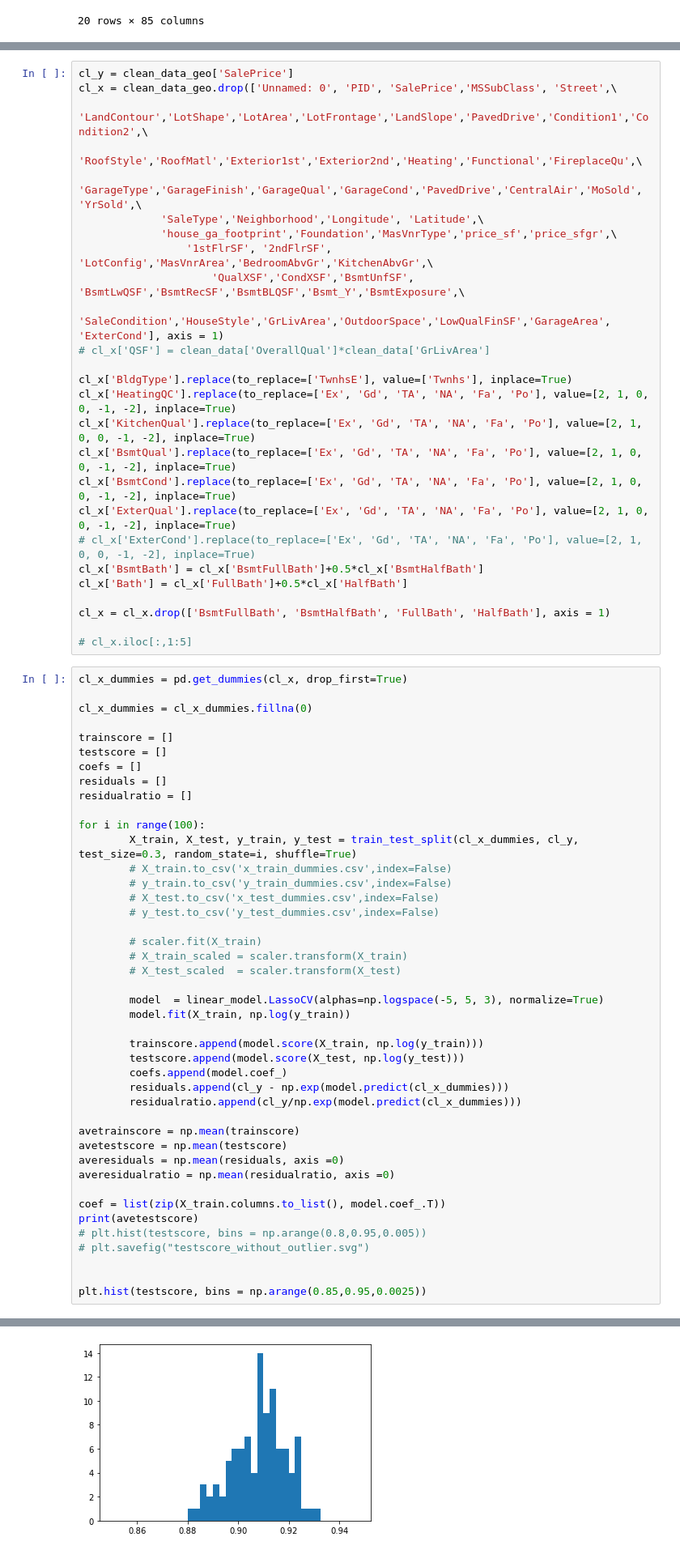
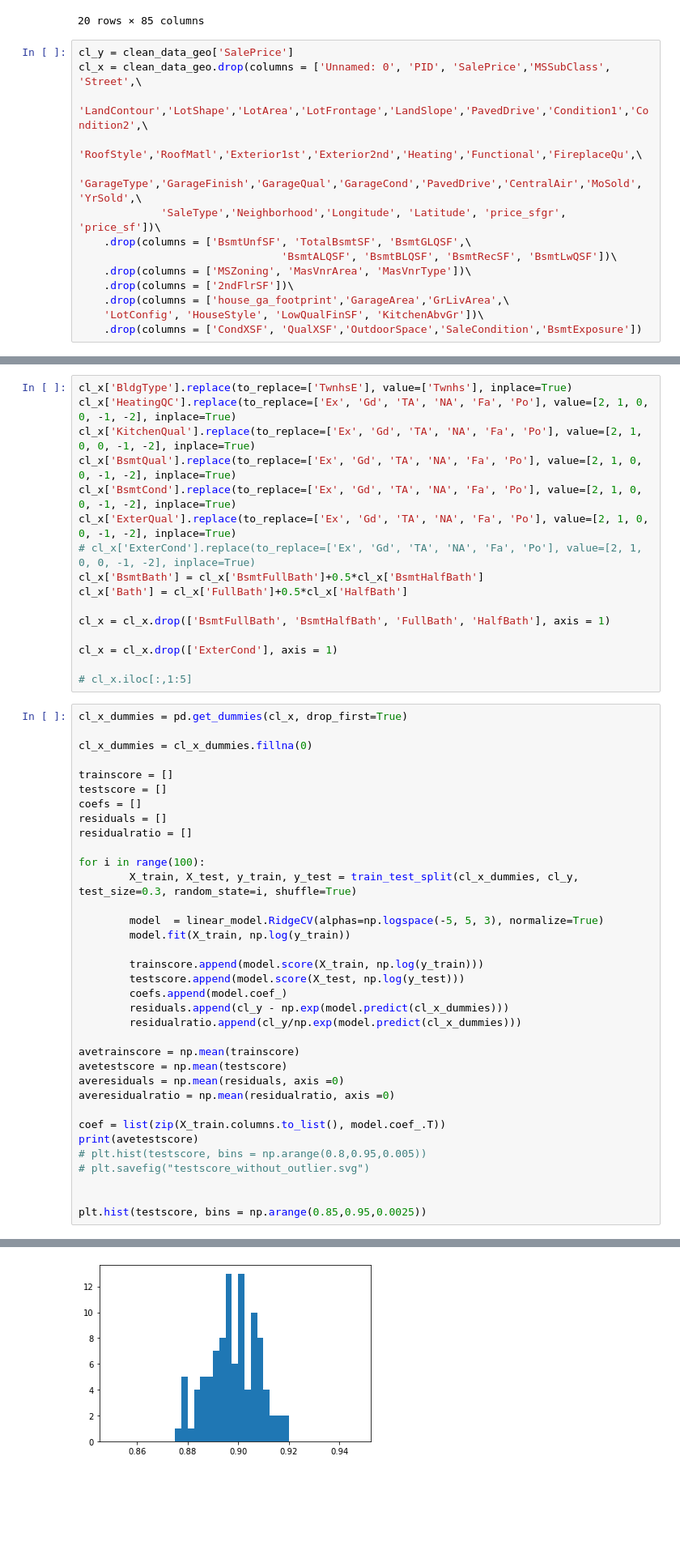
Before and after one commit to AlexGalczak/ML-Ames, a Jupyter notebook: CL/MachineLeaningProj_CL_0523.ipynb, the cells around one changed output, grey strips where cells are left out. Shown at 81% size. Drawn from its saved outputs; the diff is of its cells as text; blank space fills up the shorter version.

Commit message:
final model

```diff
--- a/CL/MachineLeaningProj_CL_0523.ipynb
+++ b/CL/MachineLeaningProj_CL_0523.ipynb
@@ -85,3 +85,17 @@ clean_data_geo.head(20)
 | 18 | 18 | 534152050 | 1610 | 205000 | 20 | RL | 83.0 | 10603 | Pave | ... |
 | 19 | 19 | 923252075 | 1091 | 131250 | 80 | RL | 62.0 | 7706 | Pave | ... |
 20 rows × 85 columns
+# %%
+cl_y = clean_data_geo['SalePrice']
+cl_x = clean_data_geo.drop(columns = ['Unnamed: 0', 'PID', 'SalePrice','MSSubClass', 'Street',\
+    'LandContour','LotShape','LotArea','LotFrontage','LandSlope','PavedDrive','Condition1','Condition2',\
+        'RoofStyle','RoofMatl','Exterior1st','Exterior2nd','Heating','Functional','FireplaceQu',\
+         'GarageType','GarageFinish','GarageQual','GarageCond','PavedDrive','CentralAir','MoSold', 'YrSold',\
+             'SaleType','Neighborhood','Longitude', 'Latitude', 'price_sfgr', 'price_sf'])\
+    .drop(columns = ['BsmtUnfSF', 'TotalBsmtSF', 'BsmtGLQSF',\
+                                'BsmtALQSF', 'BsmtBLQSF', 'BsmtRecSF', 'BsmtLwQSF'])\
+    .drop(columns = ['MSZoning', 'MasVnrArea', 'MasVnrType'])\
+    .drop(columns = ['2ndFlrSF'])\
+    .drop(columns = ['house_ga_footprint','GarageArea','GrLivArea',\
+    'LotConfig', 'HouseStyle', 'LowQualFinSF', 'KitchenAbvGr'])\
+    .drop(columns = ['CondXSF', 'QualXSF','OutdoorSpace','SaleCondition','BsmtExposure'])
@@ -88,16 +115,4 @@ clean_data_geo.head(20)
 # %%
-cl_y = clean_data_geo['SalePrice']
-cl_x = clean_data_geo.drop(['Unnamed: 0', 'PID', 'SalePrice','MSSubClass', 'Street',\
-    'LandContour','LotShape','LotArea','LotFrontage','LandSlope','PavedDrive','Condition1','Condition2',\
-        'RoofStyle','RoofMatl','Exterior1st','Exterior2nd','Heating','Functional','FireplaceQu',\
-         'GarageType','GarageFinish','GarageQual','GarageCond','PavedDrive','CentralAir','MoSold', 'YrSold',\
-             'SaleType','Neighborhood','Longitude', 'Latitude',\
-             'house_ga_footprint','Foundation','MasVnrType','price_sf','price_sfgr',\
-                 '1stFlrSF', '2ndFlrSF', 'LotConfig','MasVnrArea','BedroomAbvGr','KitchenAbvGr',\
-                     'QualXSF','CondXSF','BsmtUnfSF', 'BsmtLwQSF','BsmtRecSF','BsmtBLQSF','Bsmt_Y','BsmtExposure',\
-                         'SaleCondition','HouseStyle','GrLivArea','OutdoorSpace','LowQualFinSF','GarageArea', 'ExterCond'], axis = 1)
-# cl_x['QSF'] = clean_data['OverallQual']*clean_data['GrLivArea']
-
 cl_x['BldgType'].replace(to_replace=['TwnhsE'], value=['Twnhs'], inplace=True)
 cl_x['HeatingQC'].replace(to_replace=['Ex', 'Gd', 'TA', 'NA', 'Fa', 'Po'], value=[2, 1, 0, 0, -1, -2], inplace=True)
 cl_x['KitchenQual'].replace(to_replace=['Ex', 'Gd', 'TA', 'NA', 'Fa', 'Po'], value=[2, 1, 0, 0, -1, -2], inplace=True)
@@ -110,6 +125,8 @@ cl_x['Bath'] = cl_x['FullBath']+0.5*cl_x['HalfBath']
 
 cl_x = cl_x.drop(['BsmtFullBath', 'BsmtHalfBath', 'FullBath', 'HalfBath'], axis = 1)
 
+cl_x = cl_x.drop(['ExterCond'], axis = 1)
+
 # cl_x.iloc[:,1:5]
 # %%
 cl_x_dummies = pd.get_dummies(cl_x, drop_first=True)
@@ -124,16 +141,8 @@ residualratio = []
 
 for i in range(100):
         X_train, X_test, y_train, y_test = train_test_split(cl_x_dummies, cl_y, test_size=0.3, random_state=i, shuffle=True)
-        # X_train.to_csv('x_train_dummies.csv',index=False)
-        # y_train.to_csv('y_train_dummies.csv',index=False)
-        # X_test.to_csv('x_test_dummies.csv',index=False)
-        # y_test.to_csv('y_test_dummies.csv',index=False)
 
-        # scaler.fit(X_train)
-        # X_train_scaled = scaler.transform(X_train)
-        # X_test_scaled  = scaler.transform(X_test)
-
-        model  = linear_model.LassoCV(alphas=np.logspace(-5, 5, 3), normalize=True)
+        model  = linear_model.RidgeCV(alphas=np.logspace(-5, 5, 3), normalize=True)
         model.fit(X_train, np.log(y_train))
 
         trainscore.append(model.score(X_train, np.log(y_train)))
@@ -162,10 +171,10 @@ plt.hist(testscore, bins = np.arange(0.85,0.95,0.0025))
  array([0.85  , 0.8525, 0.855 , 0.8575, 0.86  , 0.8625, 0.865 , 0.8675,
         0.87  , 0.8725, 0.875 , 0.8775, 0.88  , 0.8825, 0.885 , 0.8875,
         0.89  , 0.8925, 0.895 , 0.8975, 0.9   , 0.9025, 0.905 , 0.9075,
         0.91  , 0.9125, 0.915 , 0.9175, 0.92  , 0.9225, 0.925 , 0.9275,
         0.93  , 0.9325, 0.935 , 0.9375, 0.94  , 0.9425, 0.945 , 0.9475]),
  <BarContainer object of 39 artists>)
-[figure, old version]
+[figure, new version]
 # %%
 model.alpha_
 # %% [output]
```
Also changed, not shown: parts of 9 cells of this notebook, 5 other files.
